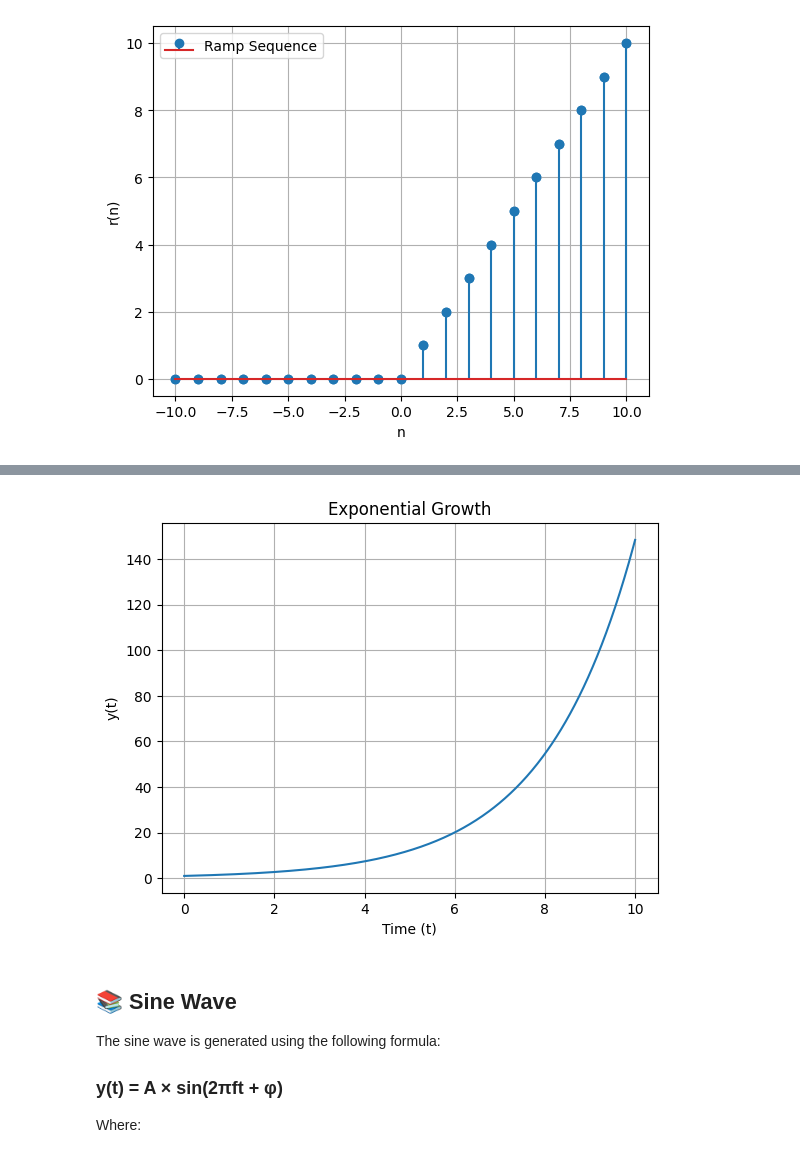
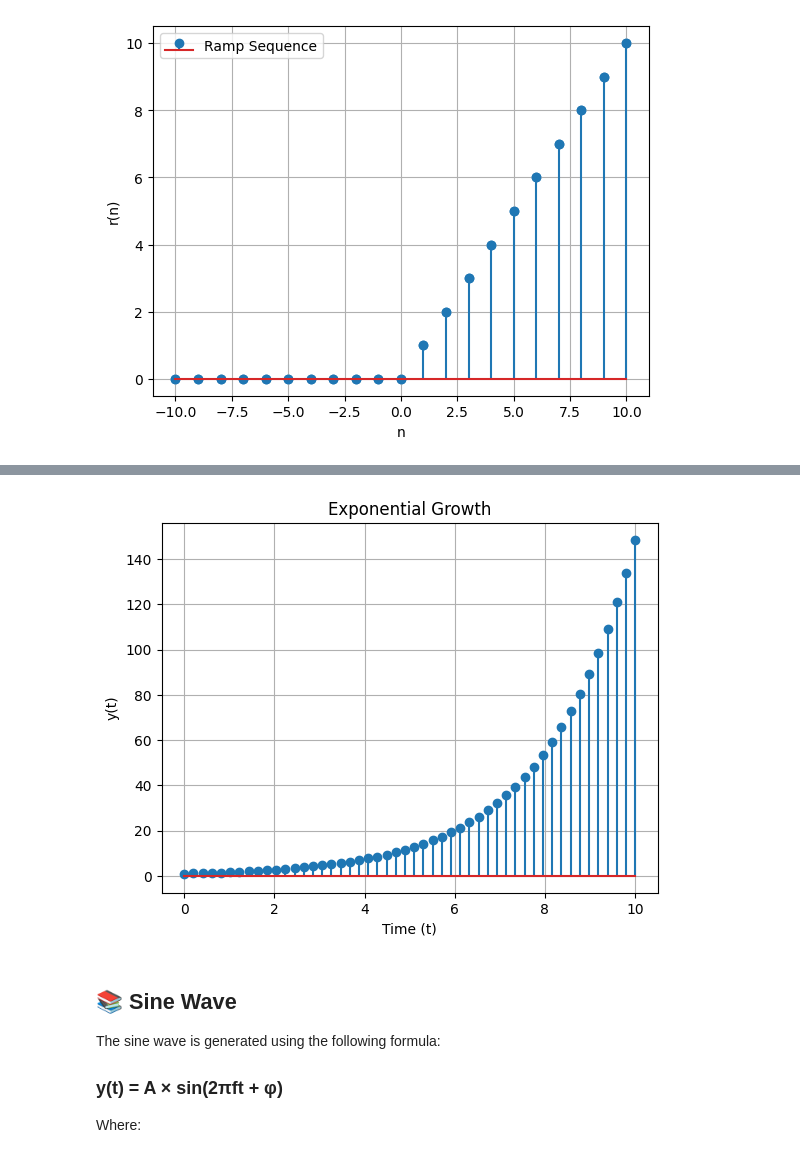
Before and after one commit to prodhan2/dsp1, a Jupyter notebook: 01_elementary_signals.ipynb, the cells around one changed output, grey strips where cells are left out. Drawn from its saved outputs; the diff is of its cells as text; code cells hidden in the pictures.

```diff
--- a/01_elementary_signals.ipynb
+++ b/01_elementary_signals.ipynb
@@ -76,20 +76,21 @@ Where:
 # %%
 # Parameters
 A = 1      # Amplitude
 b = 0.5    # Growth rate (decay for negative values)
-t = np.linspace(0, 10, 500)  # Time from 0 to 10, 500 points
+t = np.linspace(0, 10, 50)  # Time from 0 to 10, 500 points
 # Exponential function
 y = A * np.exp(b * t)
 
 # Plotting
-plt.plot(t, y)
+#plt.plot(t, y)
+plt.stem(t,y)
 plt.title('Exponential Growth')
 plt.xlabel('Time (t)')
 plt.ylabel('y(t)')
 plt.grid(True)
 plt.show()
 # %% [output]
-[figure, old version]
+[figure, new version]
 # %% [markdown]
 ## 📚 Sine Wave
 
```
Also changed, not shown: parts of 1 cell of this notebook, 10 other files.
